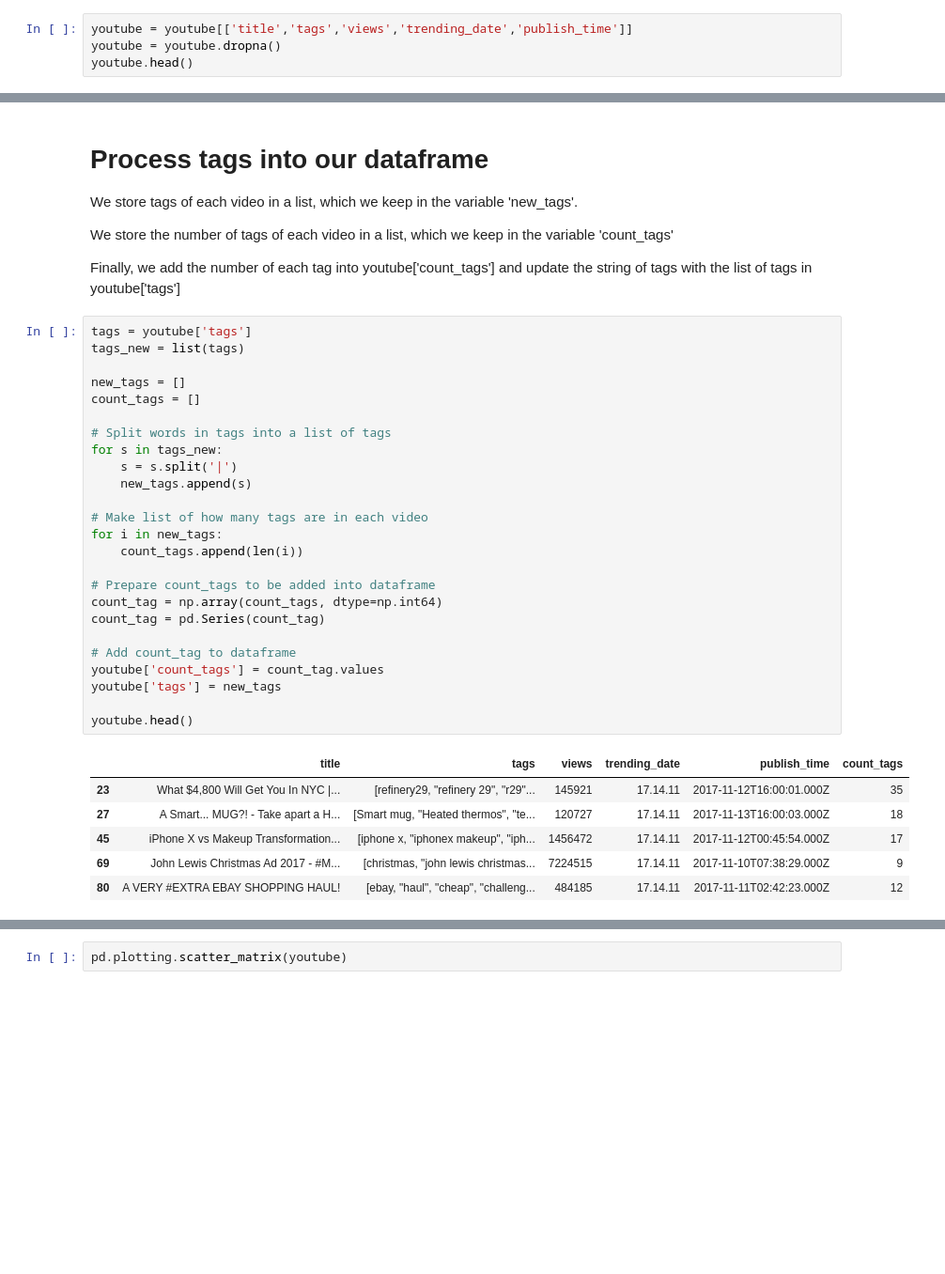
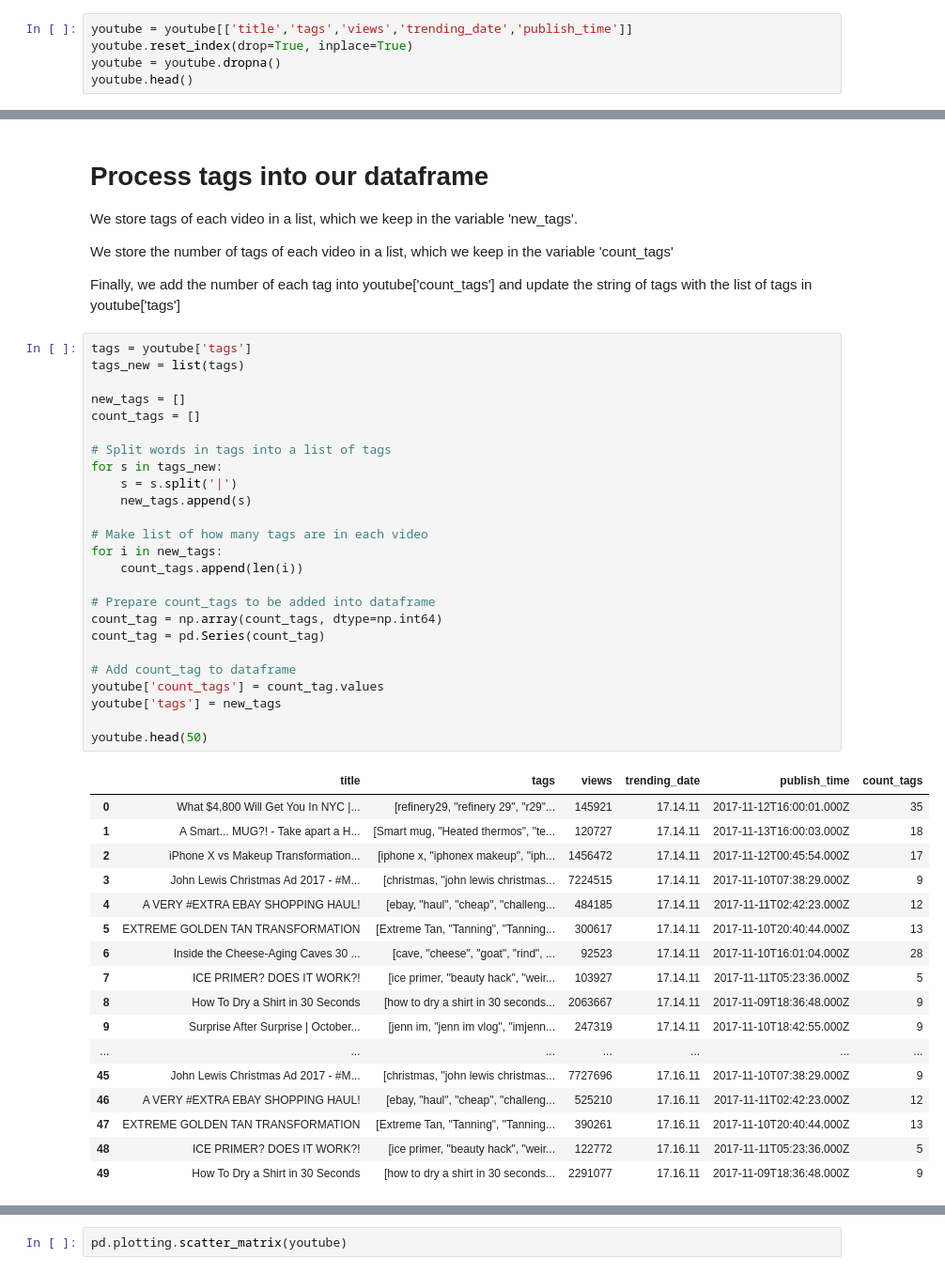
Before and after one commit to dtn058/FinalProject_group46, a Jupyter notebook: COGS108 Final project.ipynb, the cells around one changed output, grey strips where cells are left out. Shown: that part at 94% size. Drawn from its saved outputs; the diff is of its cells as text; blank space fills up the shorter version.

```diff
--- a/COGS108 Final project.ipynb
+++ b/COGS108 Final project.ipynb
@@ -10,6 +10,7 @@ youtube = youtube[youtube['category_id']==26]
 We will only keep the columns 'title', 'tags', 'views', 'trending_date', and 'publish_time'. We also drop any rows with null values.
 # %%
 youtube = youtube[['title','tags','views','trending_date','publish_time']]
+youtube.reset_index(drop=True, inplace=True)
 youtube = youtube.dropna()
 youtube.head()
 # %% [output]
@@ -41,35 +34,46 @@ Finally, we add the number of each tag into youtube['count_tags'] and update the
 # %%
 tags = youtube['tags']
 tags_new = list(tags)
 
 new_tags = []
 count_tags = []
 
 # Split words in tags into a list of tags
 for s in tags_new:
     s = s.split('|')
     new_tags.append(s)
 
 # Make list of how many tags are in each video
 for i in new_tags:
     count_tags.append(len(i))
 
 # Prepare count_tags to be added into dataframe
 count_tag = np.array(count_tags, dtype=np.int64)
 count_tag = pd.Series(count_tag)
 
 # Add count_tag to dataframe
 youtube['count_tags'] = count_tag.values
 youtube['tags'] = new_tags
 
-youtube.head()
+youtube.head(50)
 # %% [output]
 |  | title | tags | views | trending_date | publish_time | count_tags |
-| 23 | What $4,800 Will Get You In NYC |... | [refinery29, "refinery 29", "r29"... | 145921 | 17.14.11 | 2017-11-12T16:00:01.000Z | 35 |
-| 27 | A Smart... MUG?! - Take apart a H... | [Smart mug, "Heated thermos", "te... | 120727 | 17.14.11 | 2017-11-13T16:00:03.000Z | 18 |
-| 45 | iPhone X vs Makeup Transformation... | [iphone x, "iphonex makeup", "iph... | 1456472 | 17.14.11 | 2017-11-12T00:45:54.000Z | 17 |
-| 69 | John Lewis Christmas Ad 2017 - #M... | [christmas, "john lewis christmas... | 7224515 | 17.14.11 | 2017-11-10T07:38:29.000Z | 9 |
-| 80 | A VERY #EXTRA EBAY SHOPPING HAUL! | [ebay, "haul", "cheap", "challeng... | 484185 | 17.14.11 | 2017-11-11T02:42:23.000Z | 12 |
+| 0 | What $4,800 Will Get You In NYC |... | [refinery29, "refinery 29", "r29"... | 145921 | 17.14.11 | 2017-11-12T16:00:01.000Z | 35 |
+| 1 | A Smart... MUG?! - Take apart a H... | [Smart mug, "Heated thermos", "te... | 120727 | 17.14.11 | 2017-11-13T16:00:03.000Z | 18 |
+| 2 | iPhone X vs Makeup Transformation... | [iphone x, "iphonex makeup", "iph... | 1456472 | 17.14.11 | 2017-11-12T00:45:54.000Z | 17 |
+| 3 | John Lewis Christmas Ad 2017 - #M... | [christmas, "john lewis christmas... | 7224515 | 17.14.11 | 2017-11-10T07:38:29.000Z | 9 |
+| 4 | A VERY #EXTRA EBAY SHOPPING HAUL! | [ebay, "haul", "cheap", "challeng... | 484185 | 17.14.11 | 2017-11-11T02:42:23.000Z | 12 |
+| 5 | EXTREME GOLDEN TAN TRANSFORMATION | [Extreme Tan, "Tanning", "Tanning... | 300617 | 17.14.11 | 2017-11-10T20:40:44.000Z | 13 |
+| 6 | Inside the Cheese-Aging Caves 30 ... | [cave, "cheese", "goat", "rind", ... | 92523 | 17.14.11 | 2017-11-10T16:01:04.000Z | 28 |
+| 7 | ICE PRIMER? DOES IT WORK?! | [ice primer, "beauty hack", "weir... | 103927 | 17.14.11 | 2017-11-11T05:23:36.000Z | 5 |
+| 8 | How To Dry a Shirt in 30 Seconds | [how to dry a shirt in 30 seconds... | 2063667 | 17.14.11 | 2017-11-09T18:36:48.000Z | 9 |
+| 9 | Surprise After Surprise | October... | [jenn im, "jenn im vlog", "imjenn... | 247319 | 17.14.11 | 2017-11-10T18:42:55.000Z | 9 |
+| ... | ... | ... | ... | ... | ... | ... |
+| 45 | John Lewis Christmas Ad 2017 - #M... | [christmas, "john lewis christmas... | 7727696 | 17.16.11 | 2017-11-10T07:38:29.000Z | 9 |
+| 46 | A VERY #EXTRA EBAY SHOPPING HAUL! | [ebay, "haul", "cheap", "challeng... | 525210 | 17.16.11 | 2017-11-11T02:42:23.000Z | 12 |
+| 47 | EXTREME GOLDEN TAN TRANSFORMATION | [Extreme Tan, "Tanning", "Tanning... | 390261 | 17.16.11 | 2017-11-10T20:40:44.000Z | 13 |
+| 48 | ICE PRIMER? DOES IT WORK?! | [ice primer, "beauty hack", "weir... | 122772 | 17.16.11 | 2017-11-11T05:23:36.000Z | 5 |
+| 49 | How To Dry a Shirt in 30 Seconds | [how to dry a shirt in 30 seconds... | 2291077 | 17.16.11 | 2017-11-09T18:36:48.000Z | 9 |
 # %%
 counts = list(youtube['count_tags'])
 num_views = list(youtube['views'])
```
Also changed, not shown: parts of 43 cells of this notebook.
